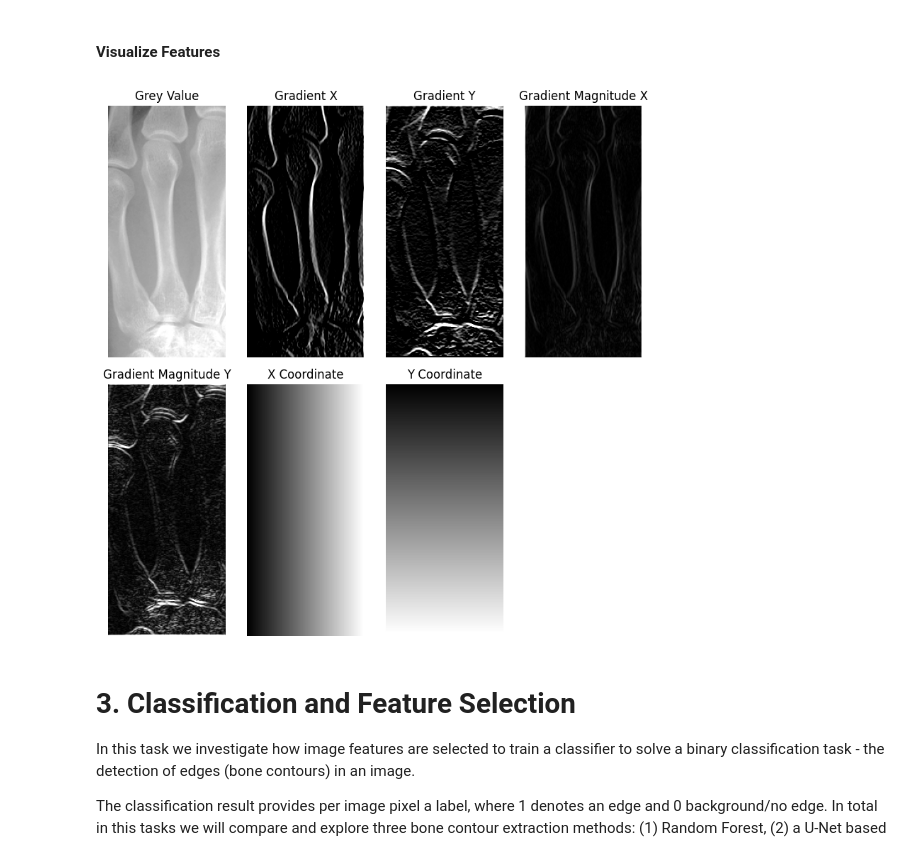
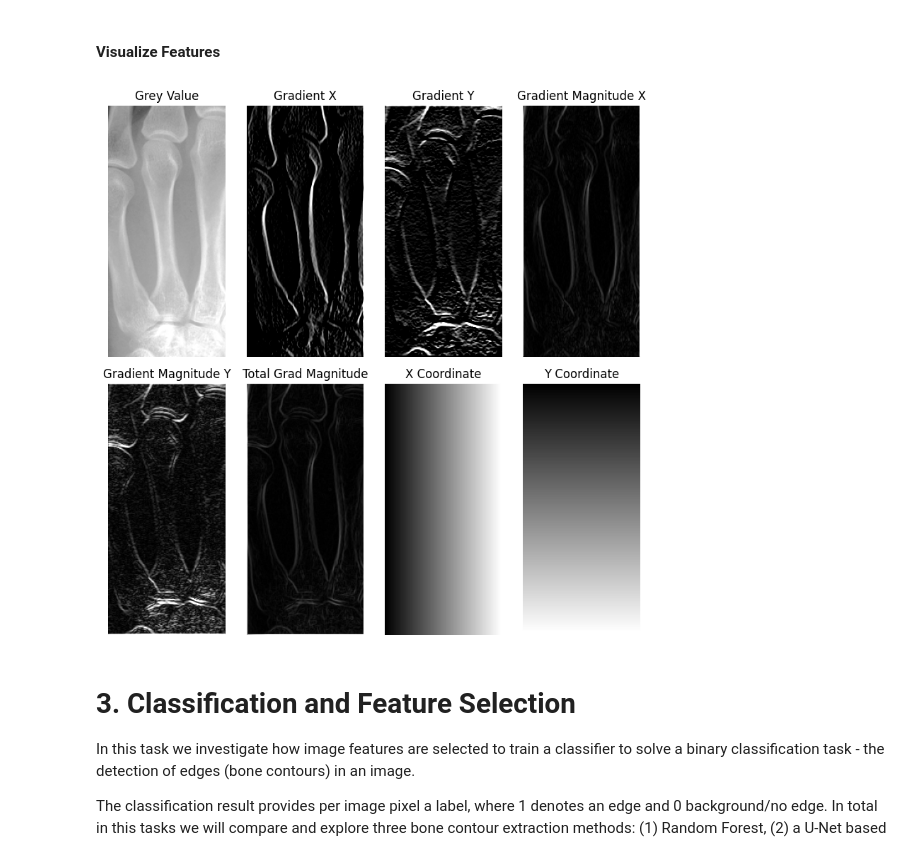
Before and after one commit to EmirSoftic/boneseg_MedImageML_ass2, a Jupyter notebook: notebook.ipynb, the cells around one changed output. Drawn from its saved outputs; the diff is of its cells as text; code cells hidden in the pictures.

Commit message:
ex. 2 added total gradient magnitude

```diff
--- a/notebook.ipynb
+++ b/notebook.ipynb
@@ -347,6 +349,7 @@ def compute_features(image):
     # TODO: get the magnitude values of the convolution results
     gmag_x = np.abs(edge_x)
     gmag_y = np.abs(edge_y)
+    gmag = np.sqrt(edge_x**2 + edge_y**2)
 
     # TODO: get X and Y coordinates of the pixels
     x_grid, y_grid = np.meshgrid(np.arange(W), np.arange(H))
@@ -359,6 +362,7 @@ def compute_features(image):
         grey,
         edge_x, edge_y,
         gmag_x, gmag_y,
+        gmag,
         x_coords, y_coords,
     ])
 
@@ -368,33 +372,34 @@ def compute_features(image):
 # %%
 test_image = images[0]
 H, W = test_image.shape
 features_test = compute_features(test_image)
 
 # TODO: get titles and features for plotting
 titles = [
     "Grey Value",
     "Gradient X",
     "Gradient Y",
     "Gradient Magnitude X",
     "Gradient Magnitude Y",
+    "Total Grad Magnitude",
     "X Coordinate",
     "Y Coordinate"
 ]
 feats = [feature.reshape(H, W) for feature in features_test]
 
 fig, axes = plt.subplots(2, 4, figsize=(8, 8))
 axes = axes.flatten()
 
 for idx, ax in enumerate(axes):
     if idx < len(feats):
         ax.imshow(feats[idx], cmap='gray', vmin=0, vmax=np.percentile(feats[idx], 99))
         ax.set_title(titles[idx])
     ax.axis('off')
 
 plt.tight_layout()
 plt.show()
 # %% [output]
-[figure, old version]
+[figure, new version]
 # %% [markdown]
 # 3. Classification and Feature Selection
 In this task we investigate how image features are selected to train a classifier to solve a binary classification task - the detection of edges (bone contours) in an image.
```
Also changed, not shown: parts of 1 cell of this notebook.
